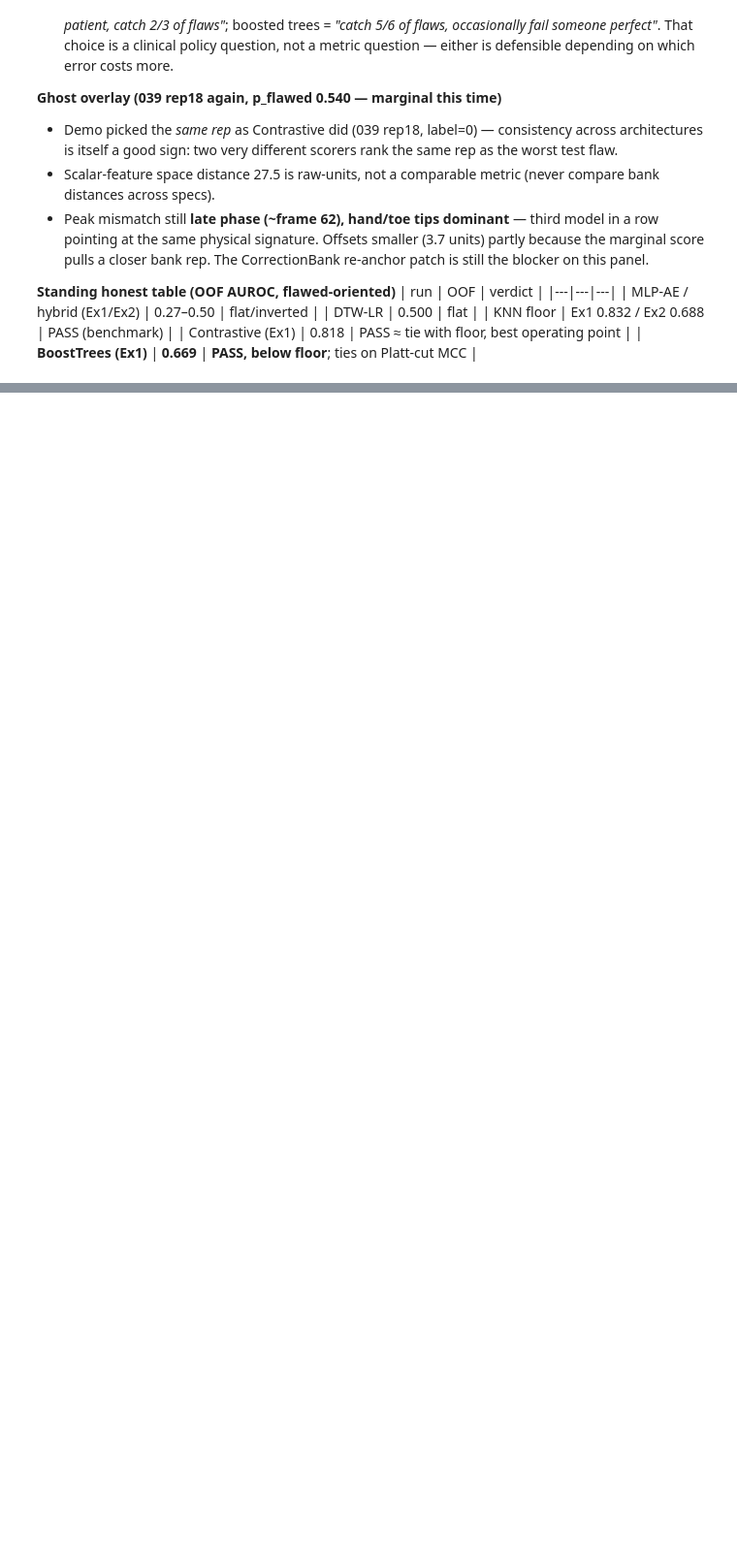
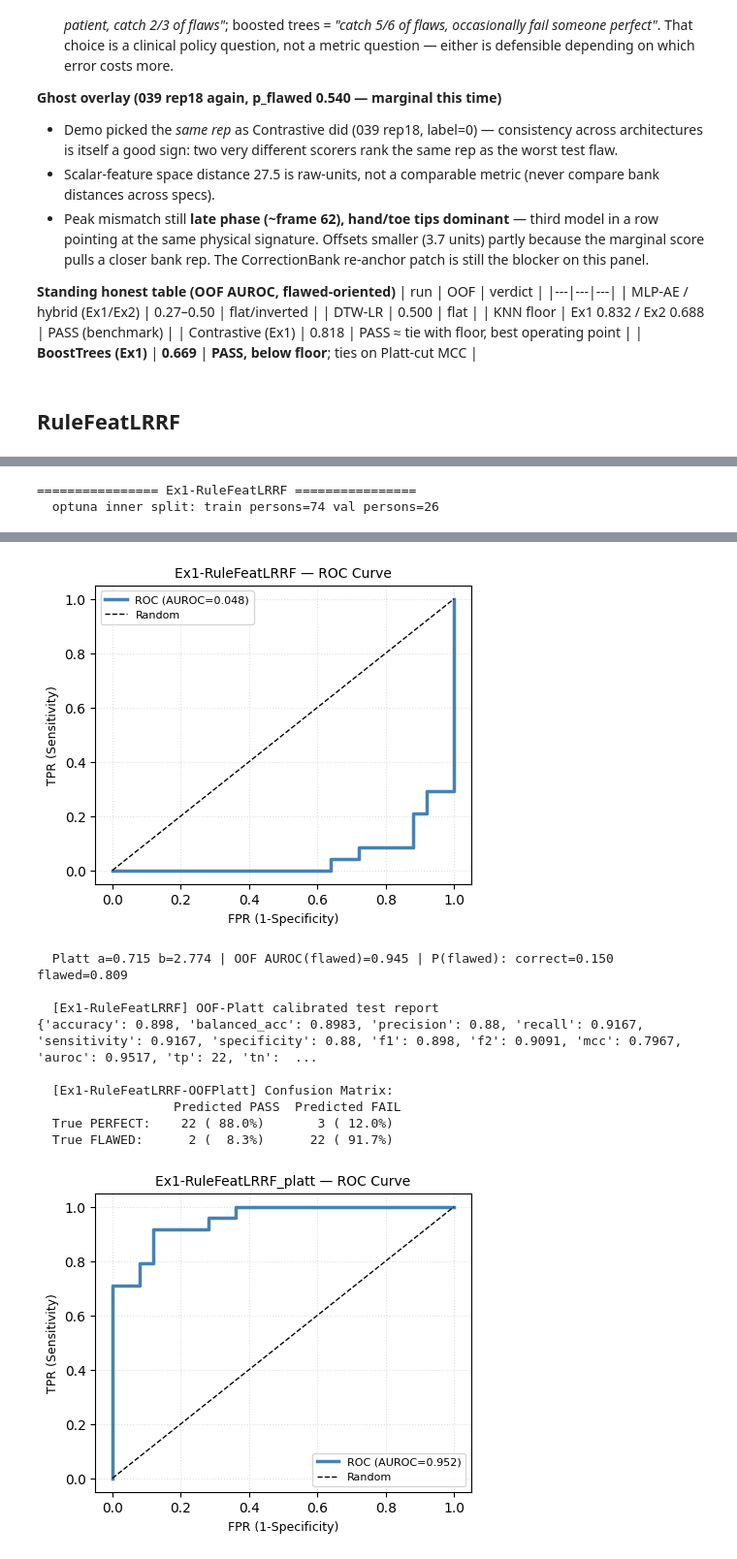
Before and after one commit to waquar003/pose-detection-physiotherapy, a Jupyter notebook: notebooks/model-train-ex1.ipynb, the cells around one changed output, grey strips where cells are left out. Shown at 97% size. Saved outputs shown, nothing was run; the diff lists cells and outputs as text; code cells hidden in the pictures; blank space fills up the shorter version.

Commit message:
RuleFeatLRRF training ex 1

```diff
--- a/notebooks/model-train-ex1.ipynb
+++ b/notebooks/model-train-ex1.ipynb
@@ -1759,3 +1759,5 @@ worst test rep: 039 rep18 label=0 p_flawed=0.540
 | KNN floor | Ex1 0.832 / Ex2 0.688 | PASS (benchmark) |
 | Contrastive (Ex1) | 0.818 | PASS ≈ tie with floor, best operating point |
 | **BoostTrees (Ex1)** | **0.669** | **PASS, below floor**; ties on Platt-cut MCC |
+# %% [markdown]
+## RuleFeatLRRF
@@ -1761,0 +1846,38 @@ worst test rep: 039 rep18 label=0 p_flawed=0.540
+# %%
+class RuleFeatLRRFSpec(ArchSpec):
+    name       = "Ex1-RuleFeatLRRF"
+    supervised = True
+
+    def search_space(self, trial):
+        return {
+            "blk":      trial.suggest_categorical("blk",
+                        ["dang", "ang", "pos", "bone", "full"]),
+            "head":     trial.suggest_categorical("head", ["lr", "rf"]),
+            "k":        trial.suggest_categorical("k", [3, 5, 7]),
+            "lr_C":     trial.suggest_float("lr_C", 0.05, 20.0, log=True),
+            "rf_depth": trial.suggest_categorical("rf_depth", [3, 5, 7, 9]),
+            "rf_leaf":  trial.suggest_categorical("rf_leaf", [1, 2, 3]),
+            "q":        trial.suggest_float("q", 50.0, 95.0),
+        }
+
+    def pack(self, rows):
+        X = np.stack([r["X2d"] for r in rows], 0) if isinstance(rows[0], dict) \
+            else np.asarray(rows)
+        return np.asarray(X, dtype=np.float32)
+
+    def train(self, X, y, params, seed):
+        if y is None:
+            raise ValueError("RuleFeatLRRFSpec is supervised — needs labels")
+        return RuleFeatLRRFRef(params).fit(X, y)
+
+    def score(self, model, X, p):
+        return model.scores(np.asarray(X))
+
+    def embed(self, model, X):   # bank: the full feature vector itself
+        b = np.asarray(X)[:, :, model.blk]
+        return np.concatenate([_stats_block(b),
+                               model._dist_feats(b),
+                               model._zrule_feats(b)], axis=1)
+# %%
+rule_bundle = run_experiment(RuleFeatLRRFSpec(), feat_train, feat_test, ex_name="Ex1-RuleFeatLRRF")
+# %% [output]
@@ -1761,0 +1885,2 @@ worst test rep: 039 rep18 label=0 p_flawed=0.540
+================ Ex1-RuleFeatLRRF ================
+  optuna inner split: train persons=74 val persons=26
@@ -1761,0 +1904,11 @@ worst test rep: 039 rep18 label=0 p_flawed=0.540
+[figure, added]
+  Platt a=0.715 b=2.774 | OOF AUROC(flawed)=0.945 | P(flawed): correct=0.150 flawed=0.809
+
+  [Ex1-RuleFeatLRRF] OOF-Platt calibrated test report
+{'accuracy': 0.898, 'balanced_acc': 0.8983, 'precision': 0.88, 'recall': 0.9167, 'sensitivity': 0.9167, 'specificity': 0.88, 'f1': 0.898, 'f2': 0.9091, 'mcc': 0.7967, 'auroc': 0.9517, 'tp': 22, 'tn':  ...
+
+  [Ex1-RuleFeatLRRF-OOFPlatt] Confusion Matrix:
+                  Predicted PASS  Predicted FAIL
+  True PERFECT:    22 ( 88.0%)       3 ( 12.0%)
+  True FLAWED:      2 (  8.3%)      22 ( 91.7%)
+[figure, added]
```
Also changed, not shown: parts of 5 cells of this notebook.
